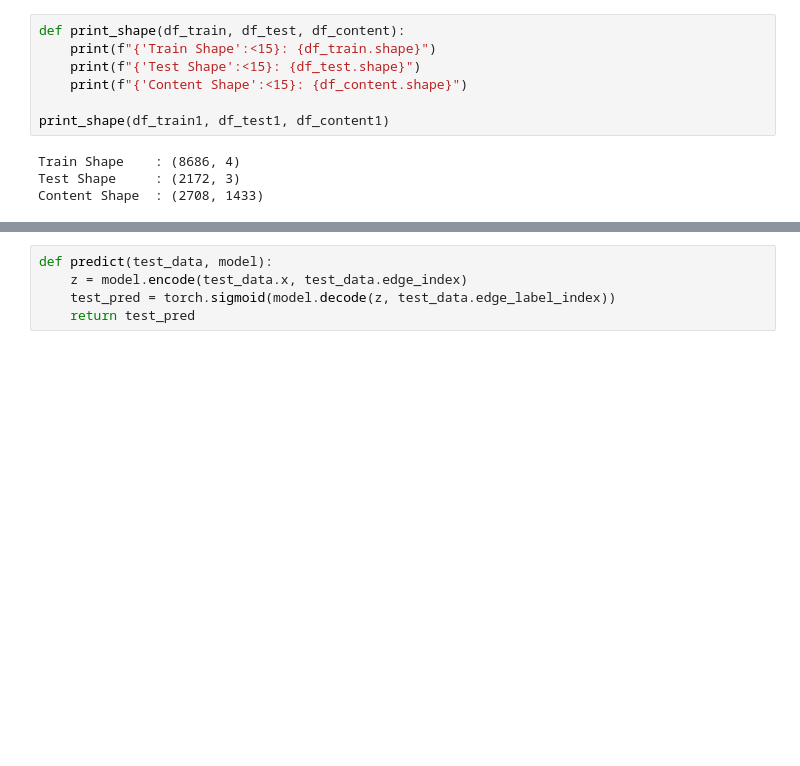
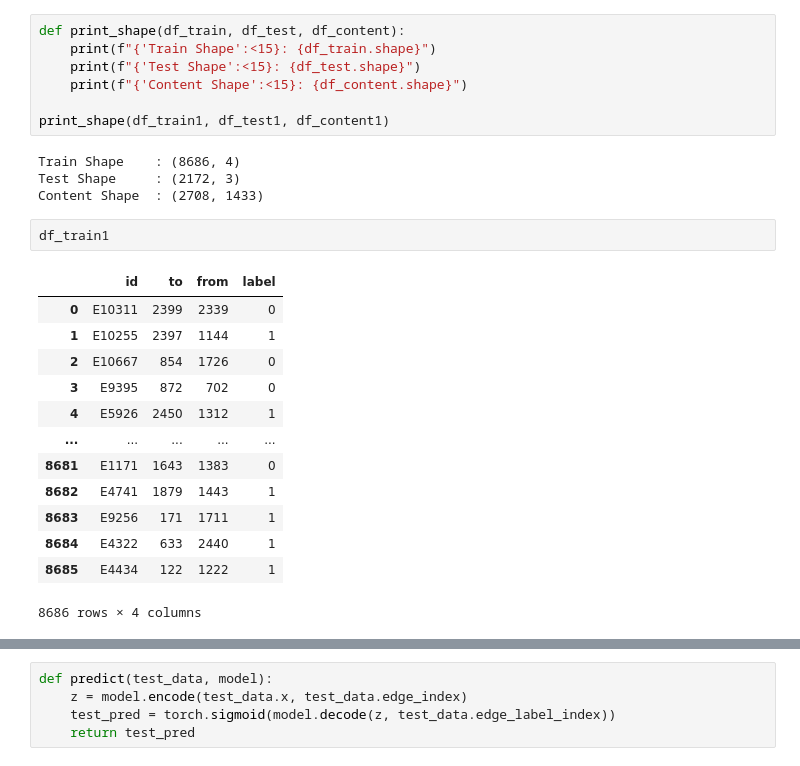
Before and after one commit to littlemilkwu/pyg_link_predict_attribute, a Jupyter notebook: link_pred_follow.ipynb, the cells around one changed output, grey strips where cells are left out. Cells and saved outputs as stored; diff of their text form; blank space fills up the shorter version.

```diff
--- a/link_pred_follow.ipynb
+++ b/link_pred_follow.ipynb
@@ -48,4 +48,20 @@ print_shape(df_train1, df_test1, df_content1)
 Train Shape    : (8686, 4)
 Test Shape     : (2172, 3)
 Content Shape  : (2708, 1433)
+# %%
+df_train1
+# %% [output]
+|  | id | to | from | label |
+| 0 | E10311 | 2399 | 2339 | 0 |
+| 1 | E10255 | 2397 | 1144 | 1 |
+| 2 | E10667 | 854 | 1726 | 0 |
+| 3 | E9395 | 872 | 702 | 0 |
+| 4 | E5926 | 2450 | 1312 | 1 |
+| ... | ... | ... | ... | ... |
+| 8681 | E1171 | 1643 | 1383 | 0 |
+| 8682 | E4741 | 1879 | 1443 | 1 |
+| 8683 | E9256 | 171 | 1711 | 1 |
+| 8684 | E4322 | 633 | 2440 | 1 |
+| 8685 | E4434 | 122 | 1222 | 1 |
+8686 rows × 4 columns
 # %%
```
Also changed, not shown: parts of 22 cells of this notebook, 6 other files.
